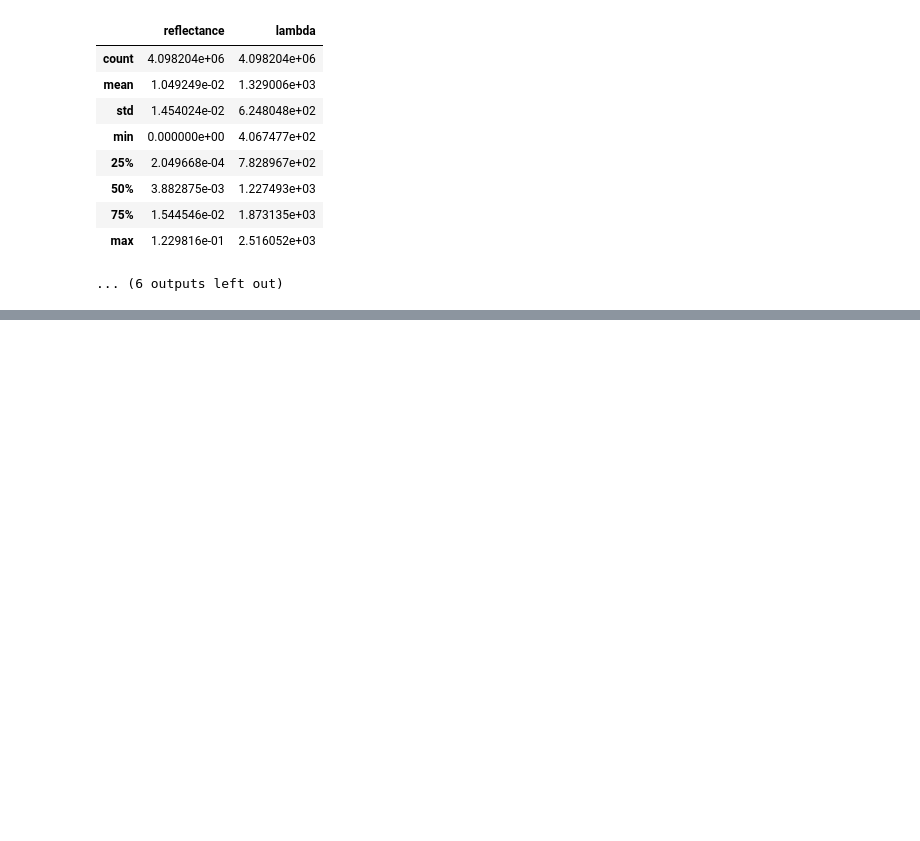
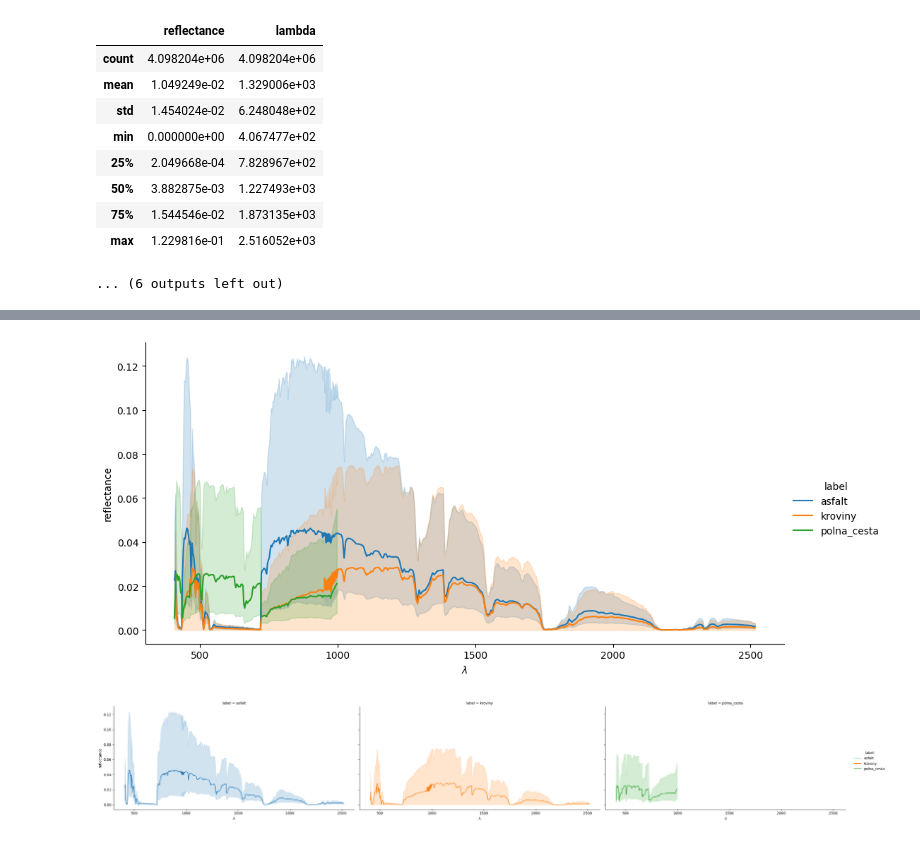
Before and after one commit to IISAS/nvflare-hysped, a Jupyter notebook: volumes/dev/tf/notebooks/analyse-data.ipynb, the cells around one changed output, grey strips where cells are left out. Drawn from its saved outputs; the diff is of its cells as text; code cells hidden in the pictures; blank space fills up the shorter version.

```diff
--- a/volumes/dev/tf/notebooks/analyse-data.ipynb
+++ b/volumes/dev/tf/notebooks/analyse-data.ipynb
@@ -32,10 +32,12 @@ def plot_wavelengths_v3(df, title=None, filename=None, fileformat='pdf', **args)
     plt.show()
 
 
+df_global = pd.DataFrame([])
 
 for file in files:
 
     title = os.path.basename(file)
+    label = re.sub(r'_geo.*', '', title)
 
     display(HTML('<h2>%s</h2><hr/>' % title))
 
@@ -86,6 +88,10 @@ for file in files:
     plt.title(title)
     plt.show()
 
+    df['label'] = label
+
+    df_global = pd.concat([df_global, df], axis=0)
+
     display(df.drop(['x', 'y', 'band'], axis=1).describe())
 # %% [output]
 asfalt_geo.bsq
@@ -119,0 +142,12 @@ kroviny_geo.bsq (474, 131, 66)
+# %%
+ax = sns.relplot(df_global, x='lambda', y='reflectance', hue='label', kind='line', errorbar=('pi', 95), aspect=2)
+ax.set(xlabel=r'$\lambda$')
+plt.show()
+
+ax = sns.relplot(df_global, x='lambda', y='reflectance', hue='label', col='label', kind='line', errorbar=('pi', 95), aspect=2)
+for x in ax.axes[0,:]:
+    x.set_xlabel(r'$\lambda$')
+plt.show()
+# %% [output]
+[figure, added]
+[figure, added]
```
Also changed, not shown: parts of 1 cell of this notebook.
